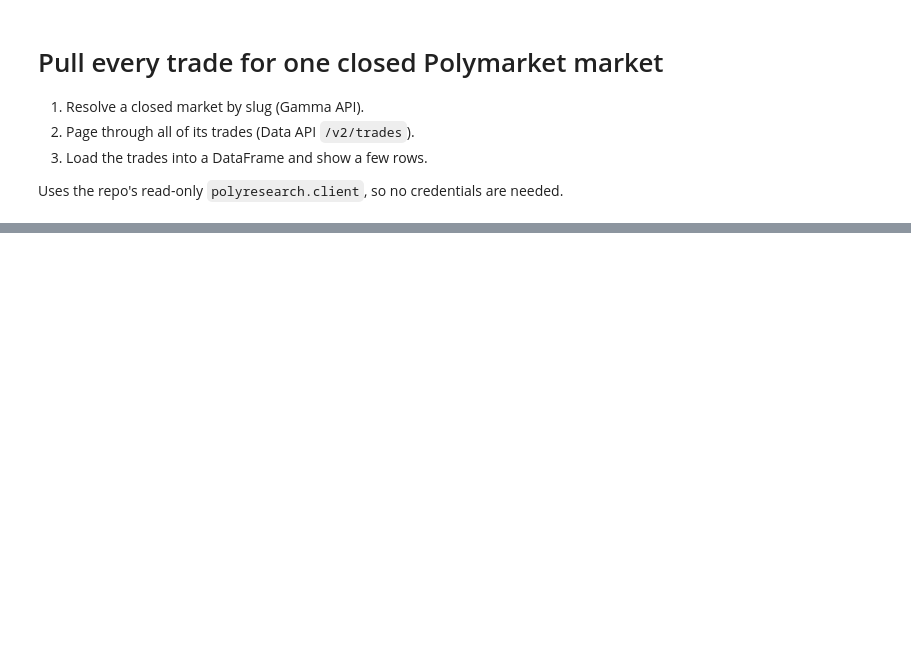
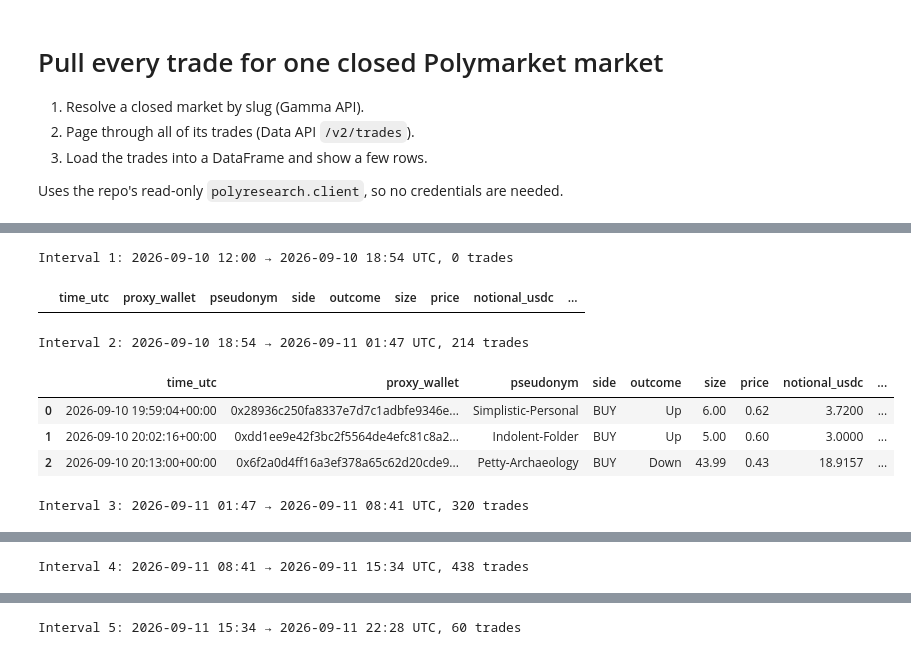
Before and after one commit to tientnc/HackTheBruh, a Jupyter notebook: notebooks/exploration.ipynb, the cells around one changed output, grey strips where cells are left out. Drawn from its saved outputs; the diff is of its cells as text; code cells hidden in the pictures; blank space fills up the shorter version.

```diff
--- a/notebooks/exploration.ipynb
+++ b/notebooks/exploration.ipynb
@@ -95,0 +210,16 @@ unique wallets: 88
+# %%
+# One DataFrame per window, then a peek at the first few rows of each
+intervals = {i: g[cols + ["p_first"]] for i, g in trades.groupby("interval", observed=False)}
+
+for i, df in intervals.items():
+    print(f"Interval {i}: {edges[i-1]:%Y-%m-%d %H:%M} → {edges[i]:%Y-%m-%d %H:%M} UTC, {len(df)} trades")
+    display(df.head(3))
+# %% [output]
+Interval 1: 2026-09-10 12:00 → 2026-09-10 18:54 UTC, 0 trades
+|  | time_utc | proxy_wallet | pseudonym | side | outcome | size | price | notional_usdc | ... |
+Interval 2: 2026-09-10 18:54 → 2026-09-11 01:47 UTC, 214 trades
+|  | time_utc | proxy_wallet | pseudonym | side | outcome | size | price | notional_usdc | ... |
+| 0 | 2026-09-10 19:59:04+00:00 | 0x28936c250fa8337e7d7c1adbfe9346e... | Simplistic-Personal | BUY | Up | 6.00 | 0.62 | 3.7200 | ... |
+| 1 | 2026-09-10 20:02:16+00:00 | 0xdd1ee9e42f3bc2f5564de4efc81c8a2... | Indolent-Folder | BUY | Up | 5.00 | 0.60 | 3.0000 | ... |
+| 2 | 2026-09-10 20:13:00+00:00 | 0x6f2a0d4ff16a3ef378a65c62d20cde9... | Petty-Archaeology | BUY | Down | 43.99 | 0.43 | 18.9157 | ... |
+Interval 3: 2026-09-11 01:47 → 2026-09-11 08:41 UTC, 320 trades
@@ -95,0 +230 @@ unique wallets: 88
+Interval 4: 2026-09-11 08:41 → 2026-09-11 15:34 UTC, 438 trades
@@ -95,0 +235 @@ unique wallets: 88
+Interval 5: 2026-09-11 15:34 → 2026-09-11 22:28 UTC, 60 trades
```
Also changed, not shown: parts of 16 cells of this notebook, 1 other file.
